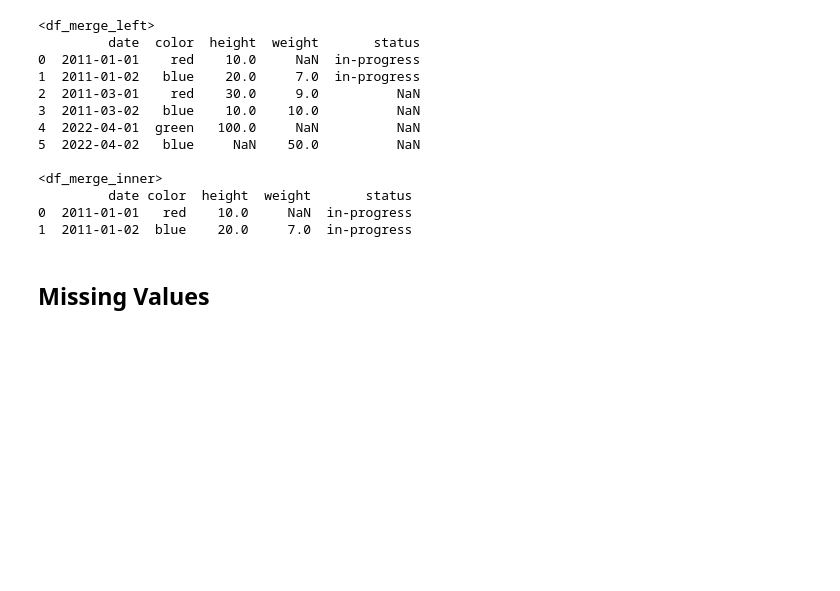
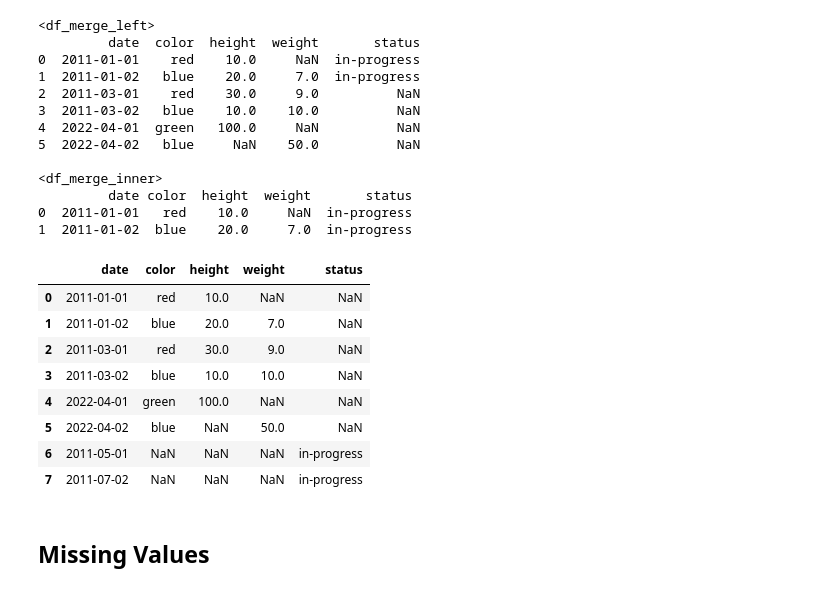
Before and after one commit to gabrielwithappy/python_study, a Jupyter notebook: Python_Basic.ipynb, the cells around one changed output. Drawn from its saved outputs; the diff is of its cells as text; code cells hidden in the pictures; blank space fills up the shorter version.

Commit message:
pandas merge outer

```diff
--- a/Python_Basic.ipynb
+++ b/Python_Basic.ipynb
@@ -87,6 +87,28 @@ print(df_merge_inner)
          date color  height  weight       status
 0  2011-01-01   red    10.0     NaN  in-progress
 1  2011-01-02  blue    20.0     7.0  in-progress
+# %%
+######################
+# Outer Join
+######################
+import pandas as pd
+import numpy as np
+
+df_1 = pd.DataFrame({'date': ['2011-01-01', '2011-01-02', '2011-03-01','2011-03-02', '2022-04-01','2022-04-02'], 'color': ['red','blue','red','blue','green','blue'], 'height':[10,20,30,10,100,np.NaN], 'weight':[np.NaN,7,9,10,np.NaN,50]})
+df_2 = pd.DataFrame({'date': ['2011-05-01', '2011-07-02' ],'status':['in-progress','in-progress']})
+
+df_merge_outer = df_1.merge(df_2, on='date', how='outer', suffixes=['_1', '_2'])
+df_merge_outer
+# %% [output]
+|  | date | color | height | weight | status |
+| 0 | 2011-01-01 | red | 10.0 | NaN | NaN |
+| 1 | 2011-01-02 | blue | 20.0 | 7.0 | NaN |
+| 2 | 2011-03-01 | red | 30.0 | 9.0 | NaN |
+| 3 | 2011-03-02 | blue | 10.0 | 10.0 | NaN |
+| 4 | 2022-04-01 | green | 100.0 | NaN | NaN |
+| 5 | 2022-04-02 | blue | NaN | 50.0 | NaN |
+| 6 | 2011-05-01 | NaN | NaN | NaN | in-progress |
+| 7 | 2011-07-02 | NaN | NaN | NaN | in-progress |
 # %% [markdown]
 ## Missing Values
 # %%
```
